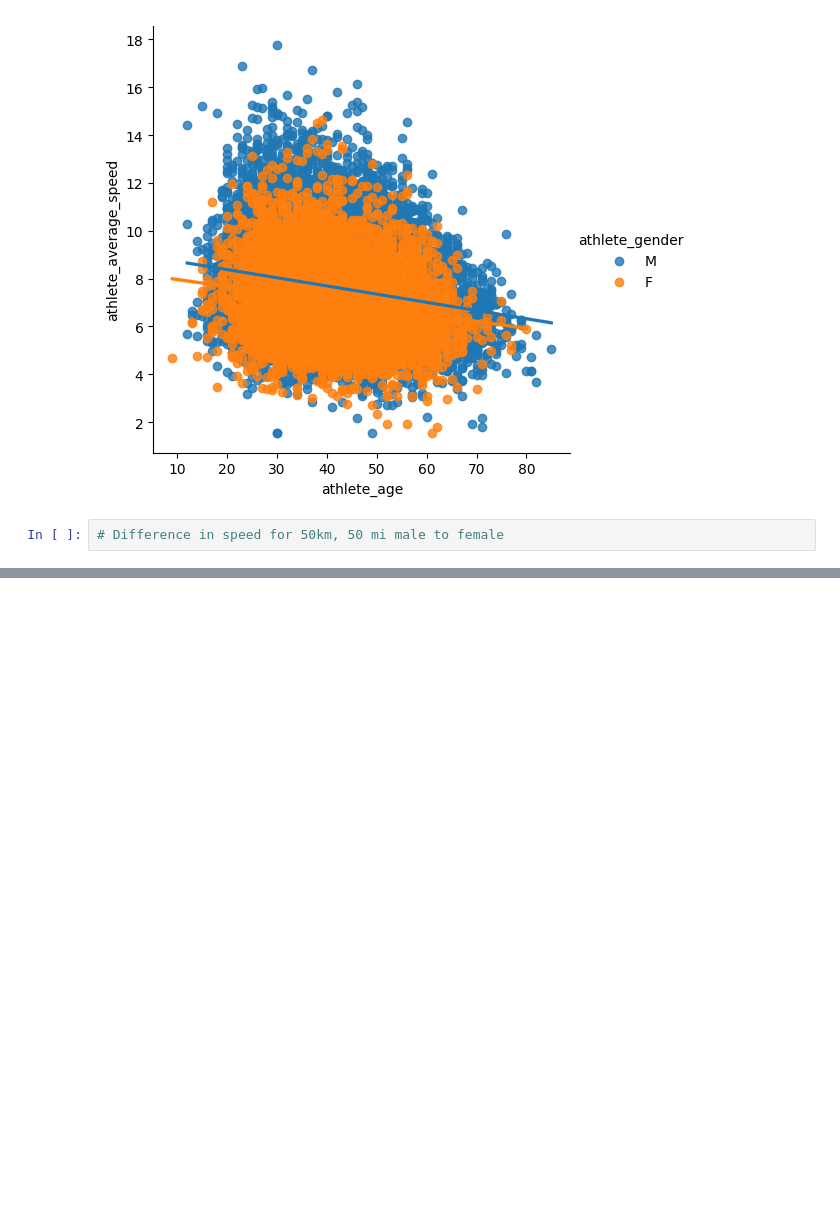
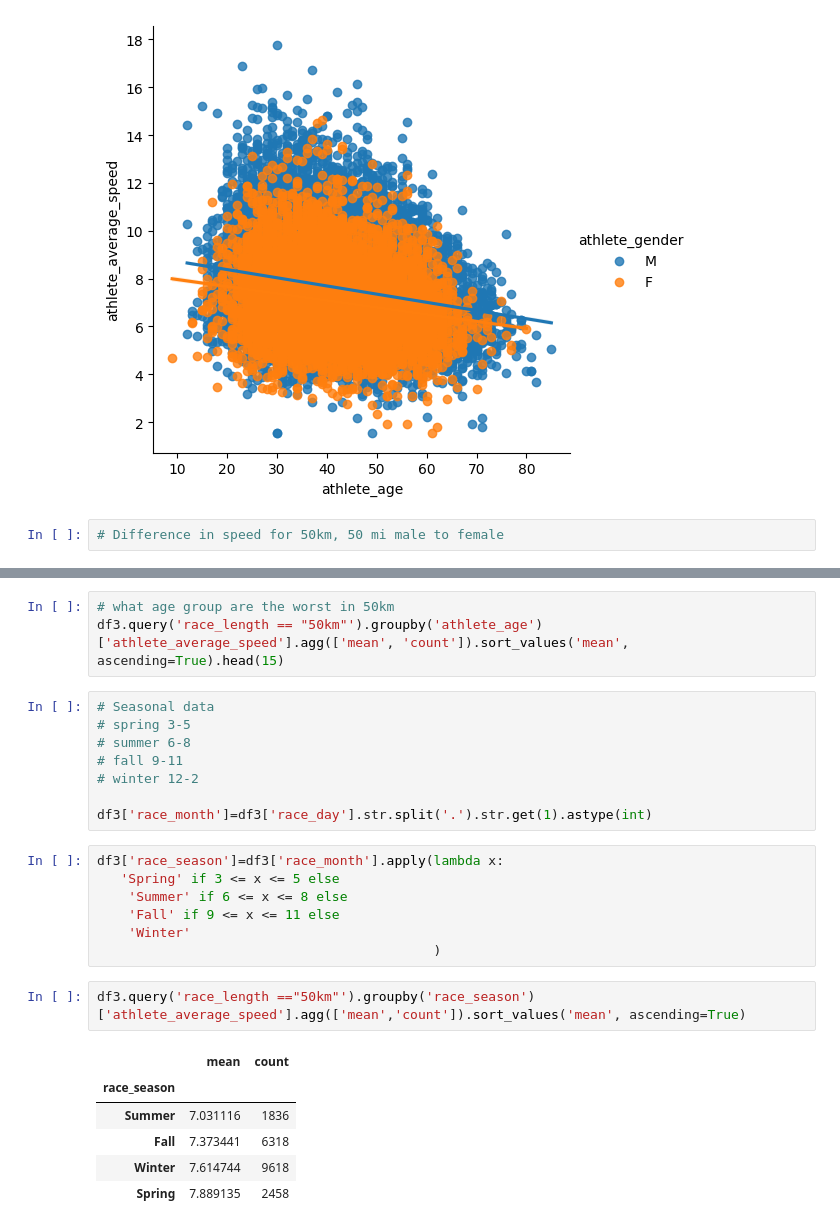
Before and after one commit to AvishkaKoswatta/ultra-marathon, a Jupyter notebook: Data_Reading.ipynb, the cells around one changed output, grey strips where cells are left out. Saved outputs shown, nothing was run; the diff lists cells and outputs as text; blank space fills up the shorter version.

```diff
--- a/Data_Reading.ipynb
+++ b/Data_Reading.ipynb
@@ -372,0 +403,27 @@ sns.lmplot(data=df3, x='athlete_age', y='athlete_average_speed', hue='athlete_ge
+# %%
+# what age group are the worst in 50km
+df3.query('race_length == "50km"').groupby('athlete_age')['athlete_average_speed'].agg(['mean', 'count']).sort_values('mean', ascending=True).head(15)
+# %%
+# Seasonal data
+# spring 3-5
+# summer 6-8
+# fall 9-11
+# winter 12-2
+
+df3['race_month']=df3['race_day'].str.split('.').str.get(1).astype(int)
+# %%
+df3['race_season']=df3['race_month'].apply(lambda x:
+   'Spring' if 3 <= x <= 5 else
+    'Summer' if 6 <= x <= 8 else
+    'Fall' if 9 <= x <= 11 else
+    'Winter'
+                                           )
+# %%
+df3.query('race_length =="50km"').groupby('race_season')['athlete_average_speed'].agg(['mean','count']).sort_values('mean', ascending=True)
+# %% [output]
+|  | mean | count |
+| race_season |  |  |
+| Summer | 7.031116 | 1836 |
+| Fall | 7.373441 | 6318 |
+| Winter | 7.614744 | 9618 |
+| Spring | 7.889135 | 2458 |
```
Also changed, not shown: parts of 2 cells of this notebook.
